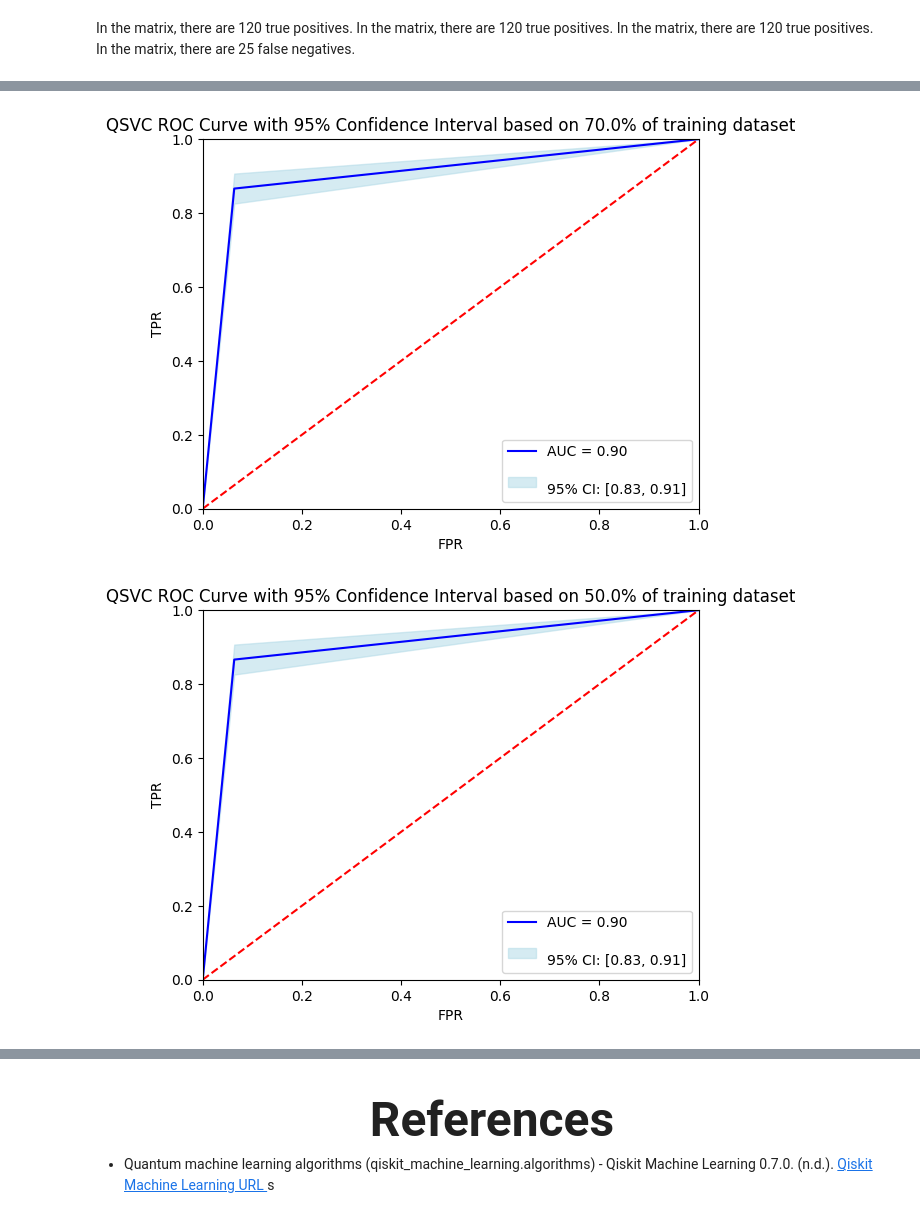
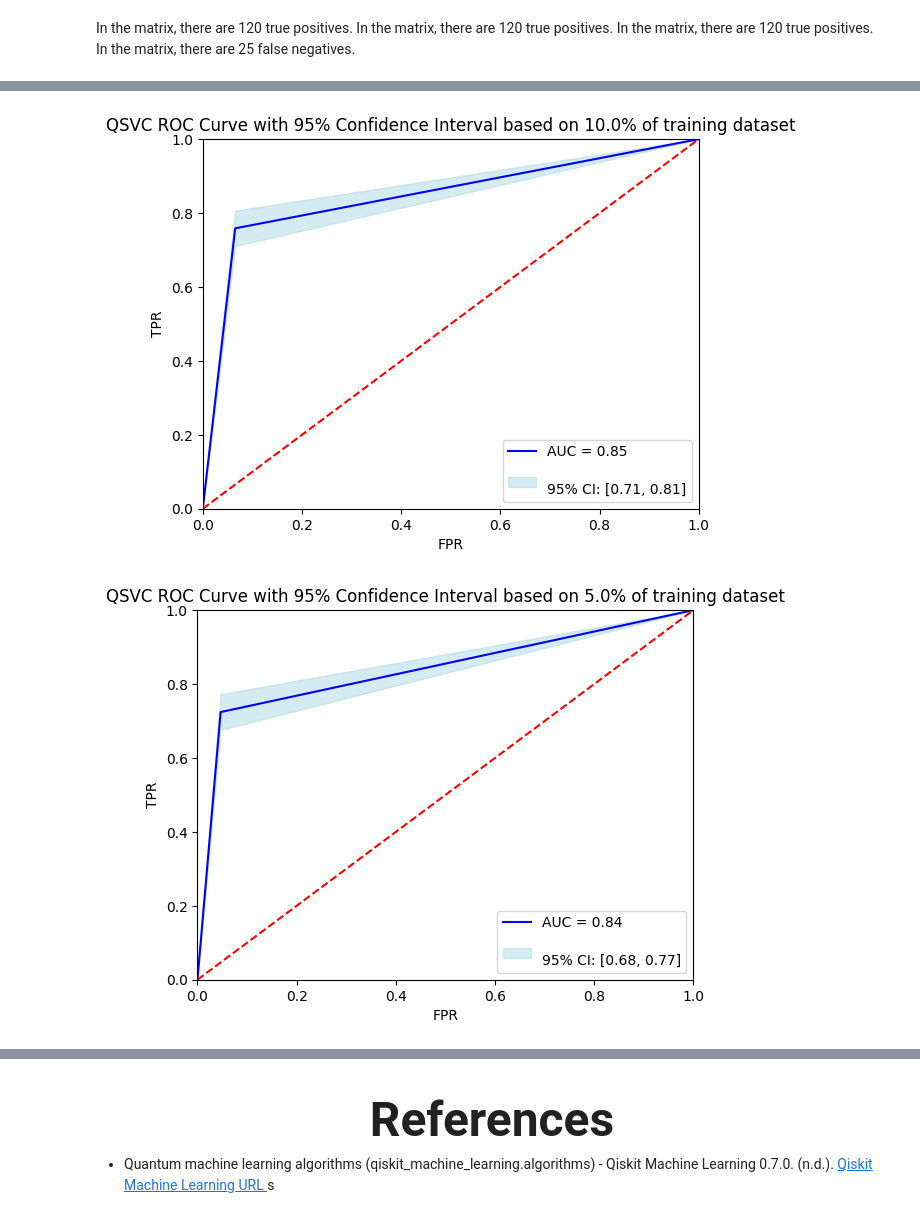
Before and after one commit to enggabhishek/glioma-prediction, a Jupyter notebook: Glioma_Brain_Cancer_Predictor.ipynb, the cells around one changed output, grey strips where cells are left out. Cells and saved outputs as stored; diff of their text form; code cells hidden in the pictures.

```diff
--- a/Glioma_Brain_Cancer_Predictor.ipynb
+++ b/Glioma_Brain_Cancer_Predictor.ipynb
@@ -717,7 +692,7 @@ X = dataset[['Age','EGFR', 'PTEN', 'NOTCH1', 'PIK3R1', 'CIC', 'IDH2', 'IDH1']]
 Y = dataset['Grade']
 X_train, X_test, y_train, y_test = train_test_split(X, Y, train_size=0.7, random_state=42)
 # %%
-train_set = [0.70, 0.50, 0.1, 0.05]
+train_set = [ 0.1, 0.05, 0.02, 0.01]
 # %%
 #=====================Logistic Regression Model with different training sets================
 lr_pred_ls = []
@@ -982,3 +956,0 @@ for pred in svm_pred_ls:
-# %%
-train_set = [0.70, 0.50, 0.1, 0.05]
-train_set = [0.70, 0.50, 0.1, 0.05]
@@ -1014,7 +984,7 @@ adhoc_kernel = FidelityQuantumKernel(fidelity=fidelity, feature_map=adhoc_featur
 pred_qsvctask1 = []
 for elm in train_set:
     qsvc = QSVC(quantum_kernel=adhoc_kernel)
-    X_t, dummy_x, y_t, dummy_y = train_test_split(train_features, train_labels, train_size=elm, random_state=42)
+    X_t, dummy_x, y_t, dummy_y = train_test_split(X_train, y_train, train_size=elm, random_state=42)
     #Start time
     start_time = time.time()
     # Fitting the classifier to the training data
@@ -1022,10 +992,10 @@ for elm in train_set:
     #End Time
     end_time = time.time()
     # Making predictions on the testing data
-    y_pred_qvsc = qsvc.predict(test_features)
+    y_pred_qvsc = qsvc.predict(X_test)
     pred_qsvctask1.append(y_pred_qvsc)
     # Evaluating the accuracy of the model
-    accuracy = accuracy_score(test_labels, y_pred_qvsc)
+    accuracy = accuracy_score(y_test, y_pred_qvsc)
     # Calculate the execution time
     execution_time = end_time - start_time
     print(f'Accuracy score of the QSVC Model is {accuracy} with {elm*100}% training records')
@@ -1058,29 +1038,29 @@ count = 0
 # %%
 #=================Plotting ROC curve based on QSVC====================(By Abhishek)
 from sklearn.metrics import roc_curve, roc_auc_score, auc
 for pred in pred_qsvctask1:
     # Compute the ROC curve and AUC
-    fpr, tpr, thresholds = roc_curve(test_labels, pred)
+    fpr, tpr, thresholds = roc_curve(y_test, pred)
     roc_auc = auc(fpr, tpr)
     # Compute the confidence interval
-    std_err = np.sqrt(np.divide(tpr * (1 - tpr), test_labels.size, where=(test_labels.size != 0)) * (fpr + tpr))
+    std_err = np.sqrt(np.divide(tpr * (1 - tpr), y_test.size, where=(y_test.size != 0)) * (fpr + tpr))
     # Compute the confidence interval with explicit broadcasting
     upper_bound = tpr + std_err * 1.96
     lower_bound = tpr - std_err * 1.96
     # Plot the ROC curve
     plt.figure()
     plt.plot(fpr, tpr, color='b', label='AUC = %0.2f' % roc_auc)
     plt.fill_between(fpr, lower_bound, upper_bound, color='lightblue', alpha=0.5,label = '\n95%% CI: [%0.2f, %0.2f]' % (lower_bound[1], upper_bound[1]))
     plt.plot([0, 1], [0, 1], color='r', linestyle='--')
     plt.xlim([0.0, 1.0])
     plt.ylim([0.0, 1.0])
     plt.xlabel('FPR')
     plt.ylabel('TPR')
     plt.title(f'QSVC ROC Curve with 95% Confidence Interval based on {train_set[count]*100}% of training dataset')
     count = count + 1
     plt.legend(loc="lower right")
     plt.show()
 #====================================================================================================
 # %% [output]
-[figure, old version]
+[figure, new version]
-[figure, old version]
+[figure, new version]
```
Also changed, not shown: parts of 38 cells of this notebook.
